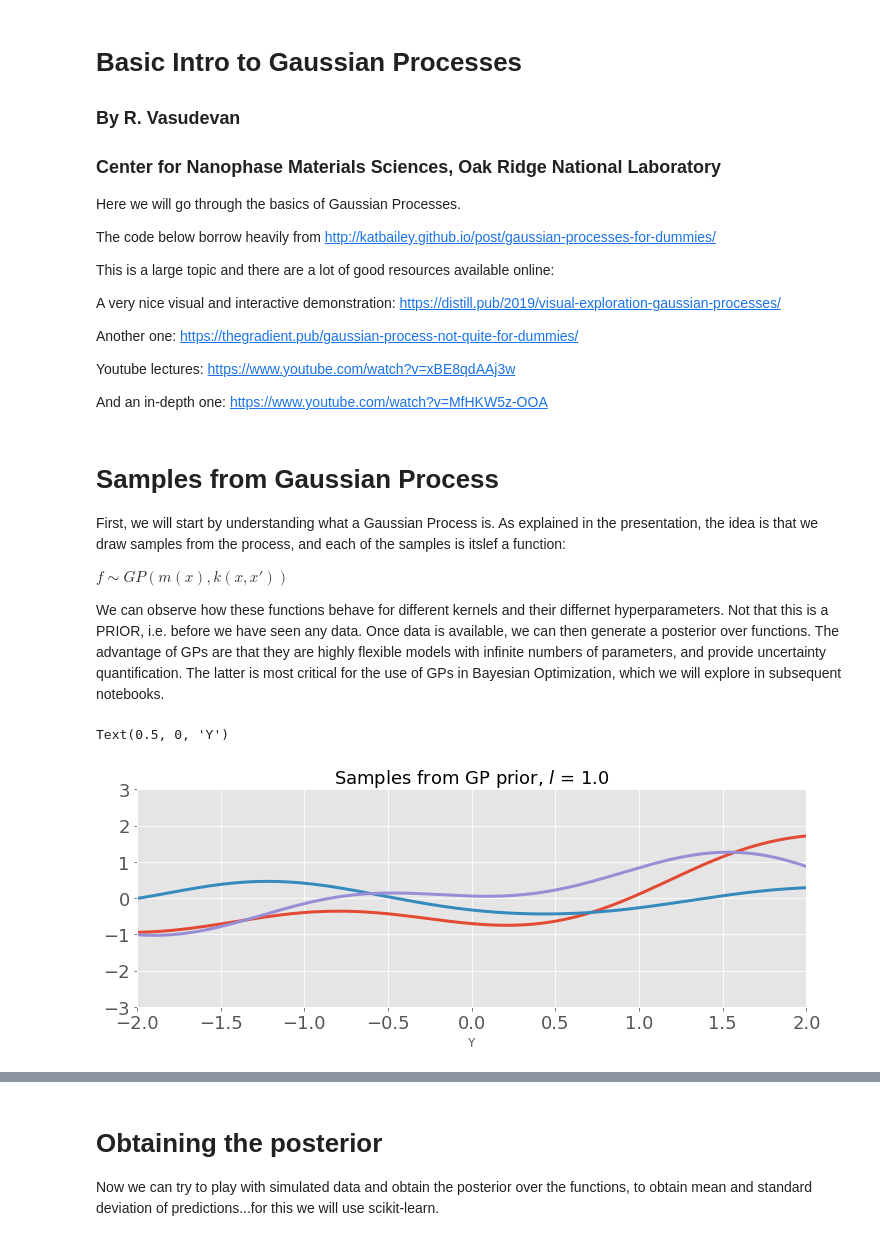
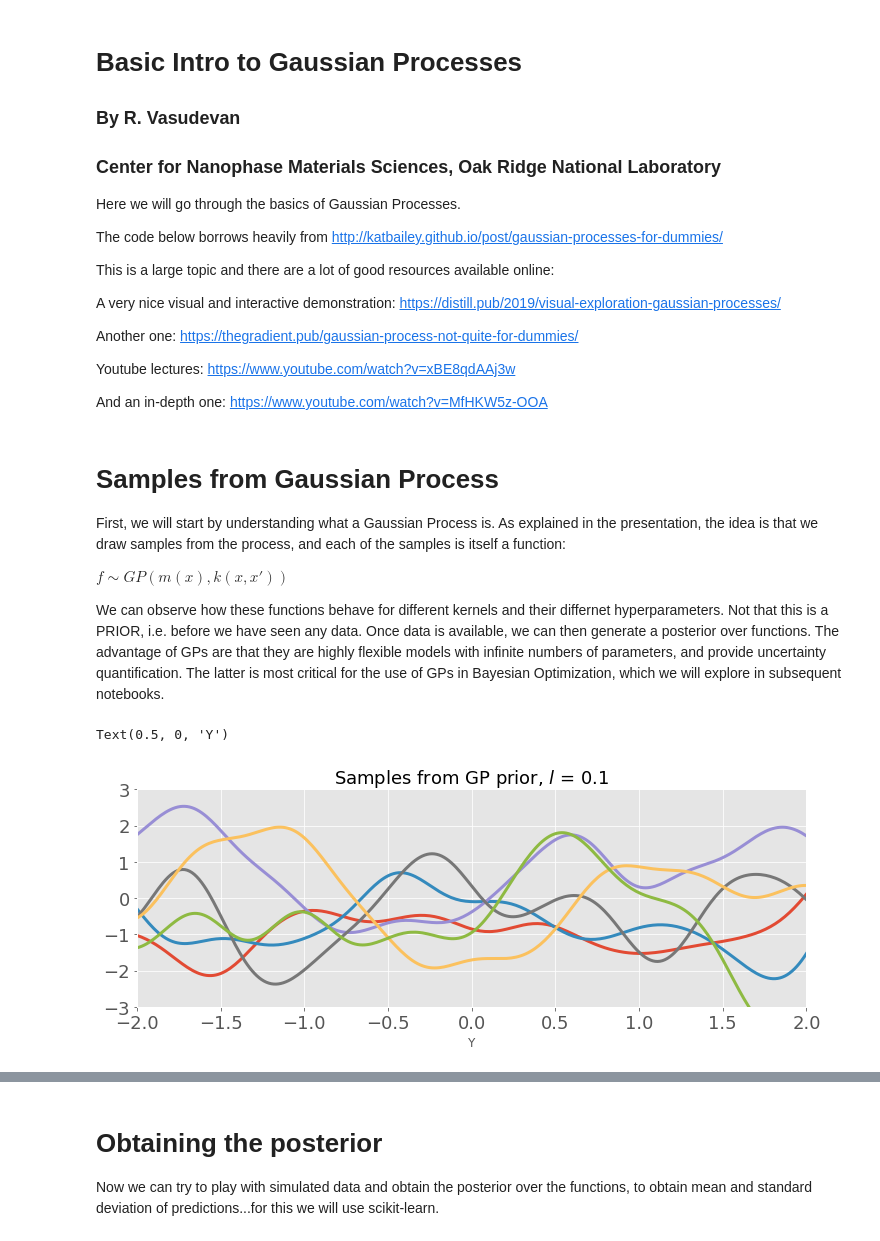
Before and after one commit to pycroscopy/AISTEM_WORKSHOP_2020, a Jupyter notebook: Day02/01_Gaussian_Processes.ipynb, the cells around one changed output, grey strips where cells are left out. Drawn from its saved outputs; the diff is of its cells as text; code cells hidden in the pictures.

Commit message:
Updated Intro to GP Notebook
Revised with fixed typos and more parameters

```diff
--- a/Day02/01_Gaussian_Processes.ipynb
+++ b/Day02/01_Gaussian_Processes.ipynb
@@ -6,7 +6,7 @@
 
 Here we will go through the basics of Gaussian Processes.
 
-The code below borrow heavily from http://katbailey.github.io/post/gaussian-processes-for-dummies/
+The code below borrows heavily from http://katbailey.github.io/post/gaussian-processes-for-dummies/
 
 This is a large topic and there are a lot of good resources available online:
 
@@ -29,45 +29,47 @@ from scipy.spatial import distance_matrix as dist_matrix
 # %% [markdown]
 # Samples from Gaussian Process
 
-First, we will start by understanding what a Gaussian Process is. As explained in the presentation, the idea is that we draw samples from the process, and each of the samples is itslef a function:
+First, we will start by understanding what a Gaussian Process is. As explained in the presentation, the idea is that we draw samples from the process, and each of the samples is itself a function:
 
 $f \sim GP(m(x), k(x,x'))$
 
 We can observe how these functions behave for different kernels and their differnet hyperparameters. Not that this is a PRIOR, i.e. before we have seen any data. Once data is available, we can then generate a posterior over functions. The advantage of GPs are that they are highly flexible models with infinite numbers of parameters, and provide uncertainty quantification. The latter is most critical for the use of GPs in Bayesian Optimization, which we will explore in subsequent notebooks.
 # %%
-# Test data
-n = 280
-Xtest = np.linspace(-2, 2, n).reshape(-1,1)
-
 # Define the kernel function: in this case a squared exponential or 'RBF' kernel
 def kernel(a, b, param):
     sqdist = np.sum(a**2,1).reshape(-1,1) + np.sum(b**2,1) - 2*np.dot(a, b.T)
     return np.exp(-.5 * (1/param) * sqdist)
 
-param = 1.0
-K_ss = kernel(Xtest, Xtest, param)
+# Let's create the X vector
+num_points = 280 #number of points in the function to sample
+num_curves = 6 #number of curves to sample from the process
+
+Xtest = np.linspace(-2, 2, num_points).reshape(-1,1)
+
+param = 0.1 #This is the kernel lengthscale
+K_ss = kernel(Xtest, Xtest, param) #This is K**
 
 # Get cholesky decomposition (square root) of the
 # covariance matrix
-L = np.linalg.cholesky(K_ss + 1e-8*np.eye(n))
+L = np.linalg.cholesky(K_ss + 1e-8*np.eye(n)) #This allows us to express distribution in terms of standard normal
 
-# Sample 3 sets of standard normals for our test points,
+# Sample some standard normals for our test points,
 # multiply them by the square root of the covariance matrix
-f_prior = np.dot(L, np.random.normal(size=(n,3))) #This will generate the samples from the process!
+f_prior = np.dot(L, np.random.normal(size=(n,num_curves))) #This will generate the samples from the process!
 
 # Now let's plot the sampled functions.
 plt.style.use('ggplot')
 fig, axes = plt.subplots(nrows=1, ncols=1, figsize = (12,4))
 plt.plot(Xtest, f_prior, linewidth = 3)
 plt.axis([-2, 2, -3, 3])
 plt.title('Samples from GP prior, $l$ = {}'.format(param), fontsize = 18)
 plt.setp(axes.get_xticklabels(), fontsize=18);
 plt.setp(axes.get_yticklabels(), fontsize=18);
 plt.xlabel('X')
 plt.xlabel('Y')
 # %% [output]
 Text(0.5, 0, 'Y')
-[figure, old version]
+[figure, new version]
 # %%
 # Play with a different kernel
 # Define the kernel function: in this case a squared exponential or 'RBF' kernel
```
Also changed, not shown: parts of 2 cells of this notebook.
